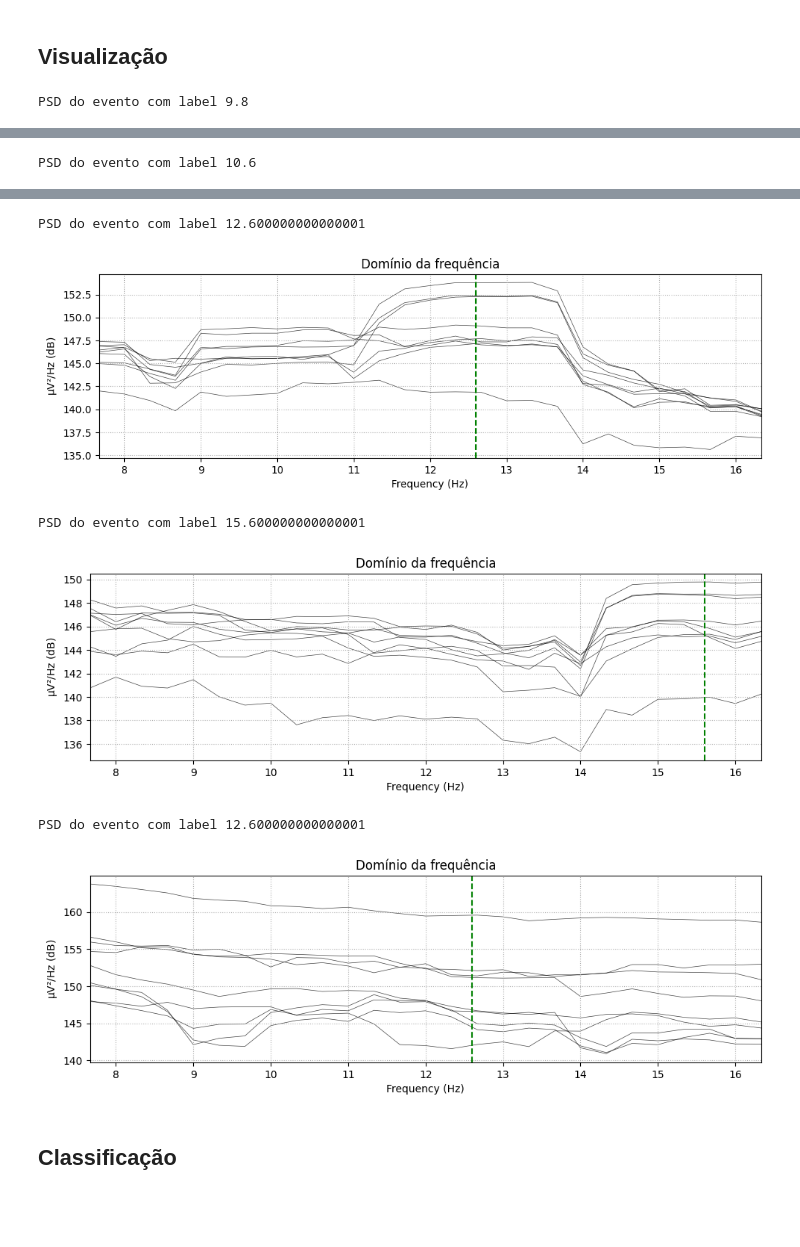
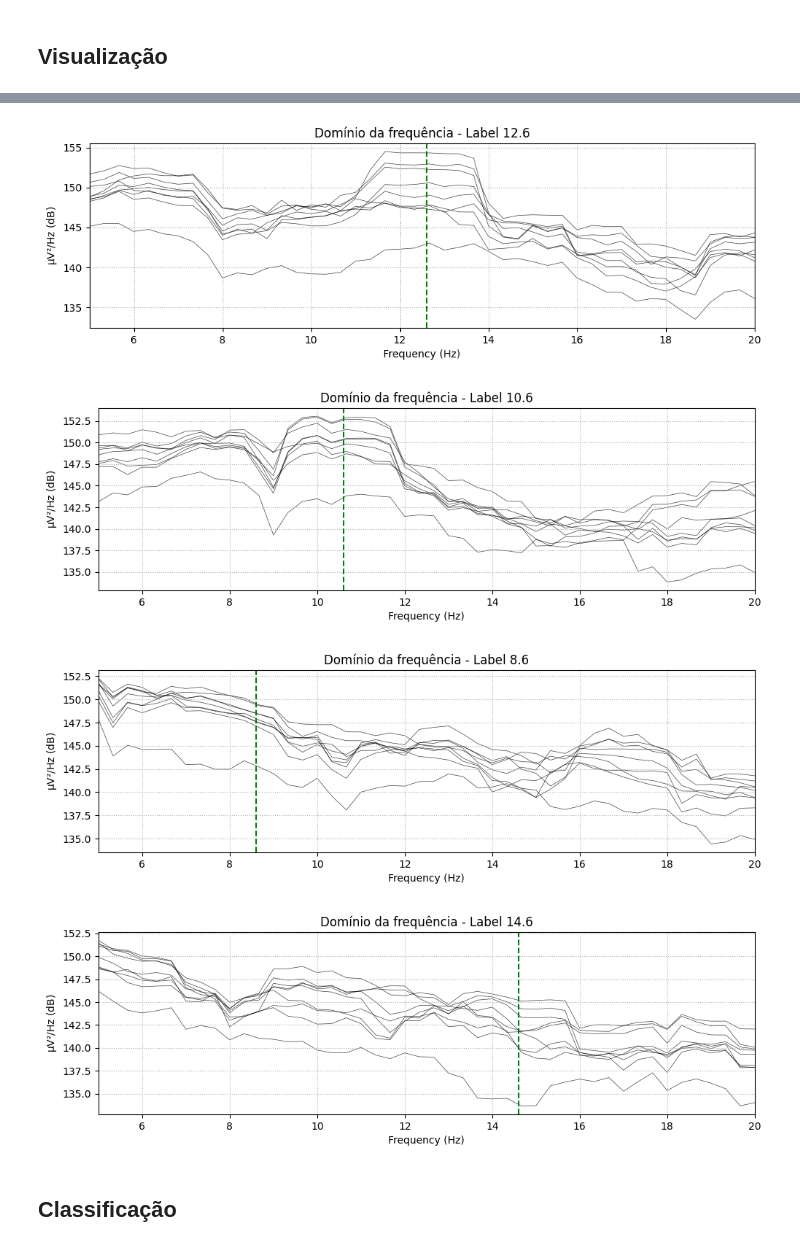
Before and after one commit to RyanRamos01/tutoriais, a Jupyter notebook: SSVEP/src/beta/load.ipynb, the cells around one changed output, grey strips where cells are left out. Cells and saved outputs as stored; diff of their text form; code cells hidden in the pictures; blank space fills up the shorter version.

```diff
--- a/SSVEP/src/beta/load.ipynb
+++ b/SSVEP/src/beta/load.ipynb
@@ -111,11 +93,10 @@ data_correct = data_correct.swapaxes(1, 2)
 print(data_correct.shape)
 
 # método para transformar labels categóricos
-le = LabelEncoder()
 events = np.column_stack((
     np.array(range(len(labels))),
     np.zeros(len(labels), dtype=int),
-    le.fit_transform(labels))
+    LabelEncoder().fit_transform(labels))
 )
 
 event_dict = {'8.6': 3, '8.8': 4, '9.0': 5, '9.2': 6, '9.4': 7, '9.6': 8, '9.8': 9, '10.0': 10, '10.2': 11, '10.4': 12, '10.6': 13, '10.8': 14, '11.0': 15, '11.2': 16, '11.4': 17, '11.6': 18, '11.8': 19, '12.0': 20, '12.2': 21, '12.4': 22, '12.6': 23, '12.8': 24, '13.0': 25, '13.2': 26, '13.4': 27, '13.6': 28, '13.8': 29, '14.0': 30, '14.2': 31, '14.4': 32, '14.6': 33, '14.8': 34, '15.0': 35, '15.2': 36, '15.4': 37, '15.6': 38, '15.8': 39, '8.0': 0, '8.2': 1, '8.4': 2}
@@ -143,18 +124,15 @@ No baseline correction applied
 # %% [markdown]
 ## Visualização
 # %%
-import warnings
 warnings.filterwarnings('ignore')
 
-mne_data_plot = mne_data
-mne_data_plot = mne_data_plot.drop_channels([name for name in ch_names if name not in ['PZ', 'PO3', 'PO5', 'PO4', 'PO6', 'POZ', 'O1', 'OZ', 'O2']]) #['O1', 'OZ', 'O2']]) #
+mne_data_plot = deepcopy(mne_data)
+mne_data_plot = mne_data_plot.drop_channels([name for name in ch_names if name not in ['PZ', 'PO3', 'PO5', 'PO4', 'PO6', 'POZ', 'O1', 'OZ', 'O2']])
 
-for i in [6, 10, 20, 35, 100]: #range(len(mne_data)):
-    print('PSD do evento com label', labels[i])
-    view = mne_data_plot[i].compute_psd(method='multitaper', fmin=7.5, fmax=16.5, verbose=False)
+for i in range(0, len(mne_data), 30):
+    view = mne_data_plot[i].compute_psd(method='multitaper', fmin=5, fmax=20, verbose=False)
     view.plot(show=False)
-    plt.title('Domínio da frequência')
+    plt.title(f'Domínio da frequência - Label {labels[i]:.1f}')
     plt.axvline(x=float(list(mne_data_plot[i].event_id)[0]), linestyle='--', color='green')
     plt.show()
 # %% [output]
-PSD do evento com label 9.8
@@ -162 +139,0 @@ PSD do evento com label 9.8
-PSD do evento com label 10.6
@@ -164,9 +141,7 @@ PSD do evento com label 10.6
-PSD do evento com label 12.600000000000001
-[figure, old version]
+[figure, new version]
-PSD do evento com label 15.600000000000001
-[figure, old version]
+[figure, new version]
-PSD do evento com label 12.600000000000001
-[figure, old version]
+[figure, new version]
+[figure, added]
 # %% [markdown]
 ## Classificação
 # %% [markdown]
```
Also changed, not shown: parts of 18 cells of this notebook.
